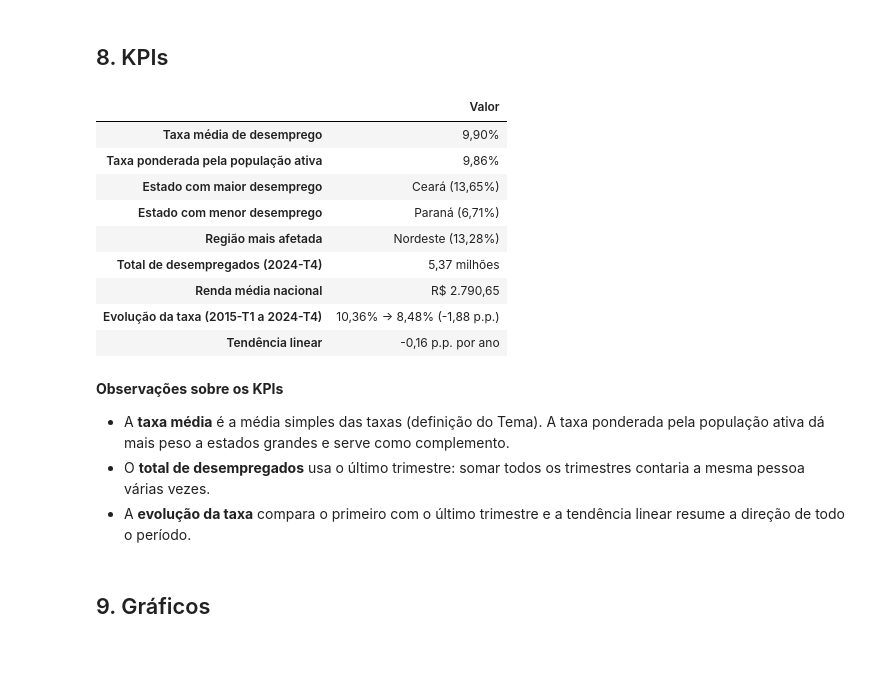
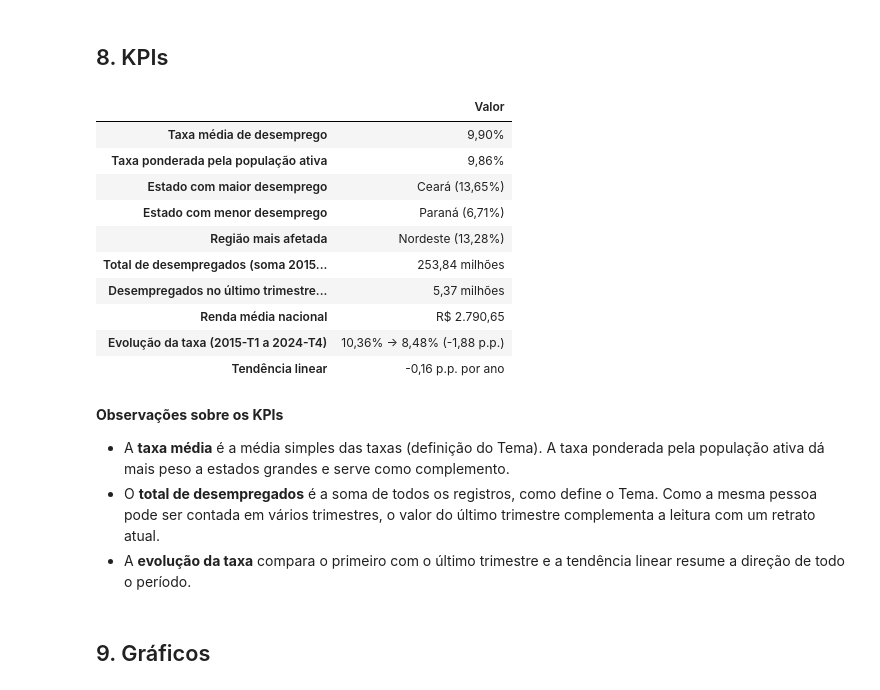
Before and after one commit to atxc2938/projeto-g1, a Jupyter notebook: notebooks/analise_desemprego.ipynb, the cells around one changed output. Cells and saved outputs as stored; diff of their text form; code cells hidden in the pictures; blank space fills up the shorter version.

```diff
--- a/notebooks/analise_desemprego.ipynb
+++ b/notebooks/analise_desemprego.ipynb
@@ -683,32 +686,34 @@ pd.crosstab(df["regiao"], df["nivel_risco"], normalize="index").mul(100).round(1
 # %%
 serie_trimestral = df.groupby("data")["taxa_desemprego"].mean()
 anos_decorridos = (serie_trimestral.index - serie_trimestral.index[0]).days / 365.25
 inclinacao = np.polyfit(anos_decorridos, serie_trimestral.values, 1)[0]
 ultimo = df[df["data"] == df["data"].max()]
 taxa_uf = df.groupby("estado")["taxa_desemprego"].mean().sort_values(ascending=False)
 taxa_regiao = df.groupby("regiao", observed=True)["taxa_desemprego"].mean().sort_values(ascending=False)
 
 kpis = {
     "Taxa média de desemprego": f"{br(df['taxa_desemprego'].mean())}%",
     "Taxa ponderada pela população ativa": f"{br(df['desempregados'].sum() / df['populacao_ativa'].sum() * 100)}%",
     "Estado com maior desemprego": f"{taxa_uf.index[0]} ({br(taxa_uf.iloc[0])}%)",
     "Estado com menor desemprego": f"{taxa_uf.index[-1]} ({br(taxa_uf.iloc[-1])}%)",
     "Região mais afetada": f"{taxa_regiao.index[0]} ({br(taxa_regiao.iloc[0])}%)",
-    "Total de desempregados (2024-T4)": f"{br(ultimo['desempregados'].sum() / 1e6)} milhões",
+    "Total de desempregados (soma 2015 a 2024)": f"{br(df['desempregados'].sum() / 1e6)} milhões",
+    "Desempregados no último trimestre (2024-T4)": f"{br(ultimo['desempregados'].sum() / 1e6)} milhões",
     "Renda média nacional": f"R$ {br(df['renda_media'].mean())}",
     "Evolução da taxa (2015-T1 a 2024-T4)": f"{br(serie_trimestral.iloc[0])}% -> {br(serie_trimestral.iloc[-1])}% "
                                              f"({br(serie_trimestral.iloc[-1] - serie_trimestral.iloc[0])} p.p.)",
     "Tendência linear": f"{br(inclinacao)} p.p. por ano",
 }
 pd.Series(kpis, name="Valor").to_frame()
 # %% [output]
 |  | Valor |
 | Taxa média de desemprego | 9,90% |
 | Taxa ponderada pela população ativa | 9,86% |
 | Estado com maior desemprego | Ceará (13,65%) |
 | Estado com menor desemprego | Paraná (6,71%) |
 | Região mais afetada | Nordeste (13,28%) |
-| Total de desempregados (2024-T4) | 5,37 milhões |
+| Total de desempregados (soma 2015... | 253,84 milhões |
+| Desempregados no último trimestre... | 5,37 milhões |
 | Renda média nacional | R$ 2.790,65 |
 | Evolução da taxa (2015-T1 a 2024-T4) | 10,36% -> 8,48% (-1,88 p.p.) |
 | Tendência linear | -0,16 p.p. por ano |
@@ -717,8 +722,8 @@ pd.Series(kpis, name="Valor").to_frame()
 
 * A **taxa média** é a média simples das taxas (definição do Tema). A taxa ponderada pela população ativa
   dá mais peso a estados grandes e serve como complemento.
-* O **total de desempregados** usa o último trimestre: somar todos os trimestres contaria a mesma pessoa
-  várias vezes.
+* O **total de desempregados** é a soma de todos os registros, como define o Tema. Como a mesma pessoa pode
+  ser contada em vários trimestres, o valor do último trimestre complementa a leitura com um retrato atual.
 * A **evolução da taxa** compara o primeiro com o último trimestre e a tendência linear resume a direção de
   todo o período.
 # %% [markdown]
```
Also changed, not shown: parts of 5 cells of this notebook, 10 other files.
